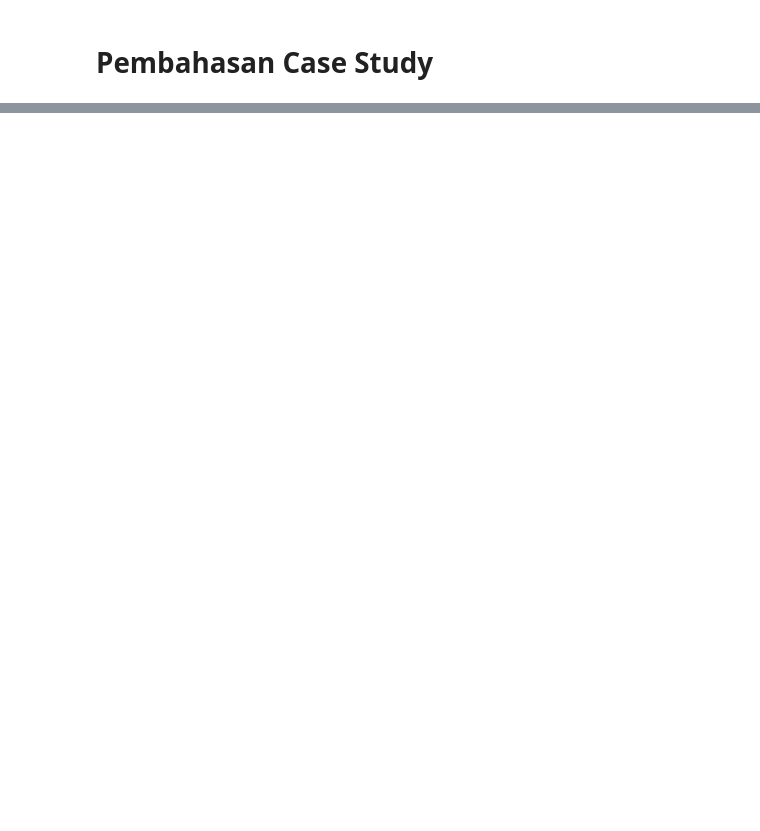
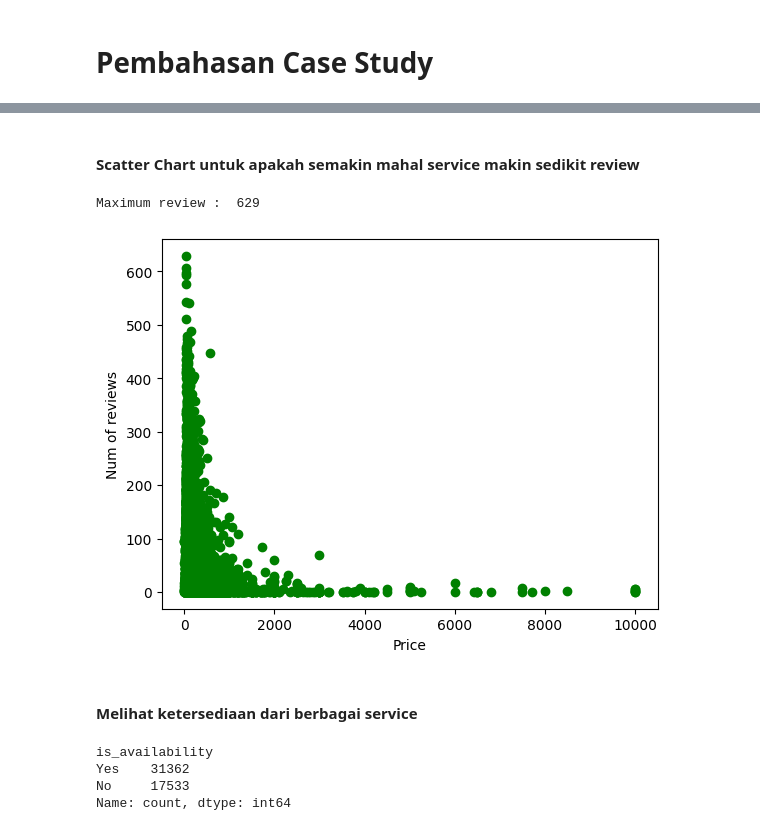
Before and after one commit to SuwandiRamadhan/Bootcamp-AI, a Jupyter notebook: 6. Case Study - AirBnB Data Analysis/2. Pembahasan.ipynb, the cells around one changed output, grey strips where cells are left out. Cells and saved outputs as stored; diff of their text form; code cells hidden in the pictures; blank space fills up the shorter version.

```diff
--- a/6. Case Study - AirBnB Data Analysis/2. Pembahasan.ipynb
+++ b/6. Case Study - AirBnB Data Analysis/2. Pembahasan.ipynb
@@ -18,0 +107,3 @@ data.head()
+# %%
+data = data.drop(['id', 'name', 'host_id', 'host_name'], axis=1)
+data.head()
@@ -18,0 +119,5 @@ data.head()
+# %%
+data['last_review'] = data['last_review'].fillna(data['last_review'].mode()[0])
+
+# Pastikan masih ada nilai Null atau tidak
+data[['last_review']].isnull().sum()
@@ -18,0 +249,23 @@ data.head()
+# %% [markdown]
+#### Scatter Chart untuk apakah semakin mahal service makin sedikit review
+# %%
+print('Maximum review : ', data['number_of_reviews'].max())
+
+plt.scatter(data['price'], data['number_of_reviews'], color='green')
+plt.xlabel('Price')
+plt.ylabel('Num of reviews')
+
+plt.show()
+# %% [output]
+Maximum review :  629
+[figure, added]
+# %% [markdown]
+#### Melihat ketersediaan dari berbagai service
+# %%
+data['is_availability'] = np.where(data['availability_365'] == 0, 'No', 'Yes')
+data['is_availability'].value_counts()
+# %% [output]
+is_availability
+Yes    31362
+No     17533
+Name: count, dtype: int64
```
Also changed, not shown: parts of 44 cells of this notebook.
